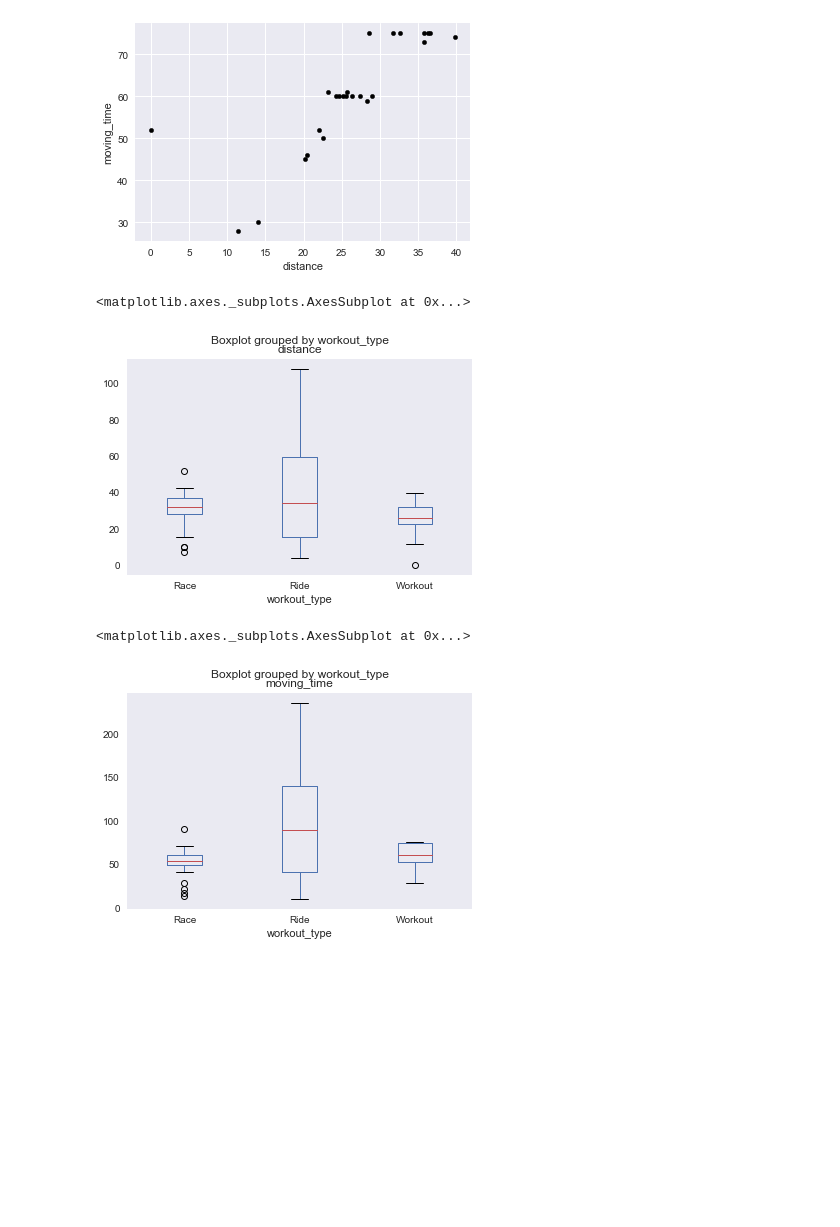
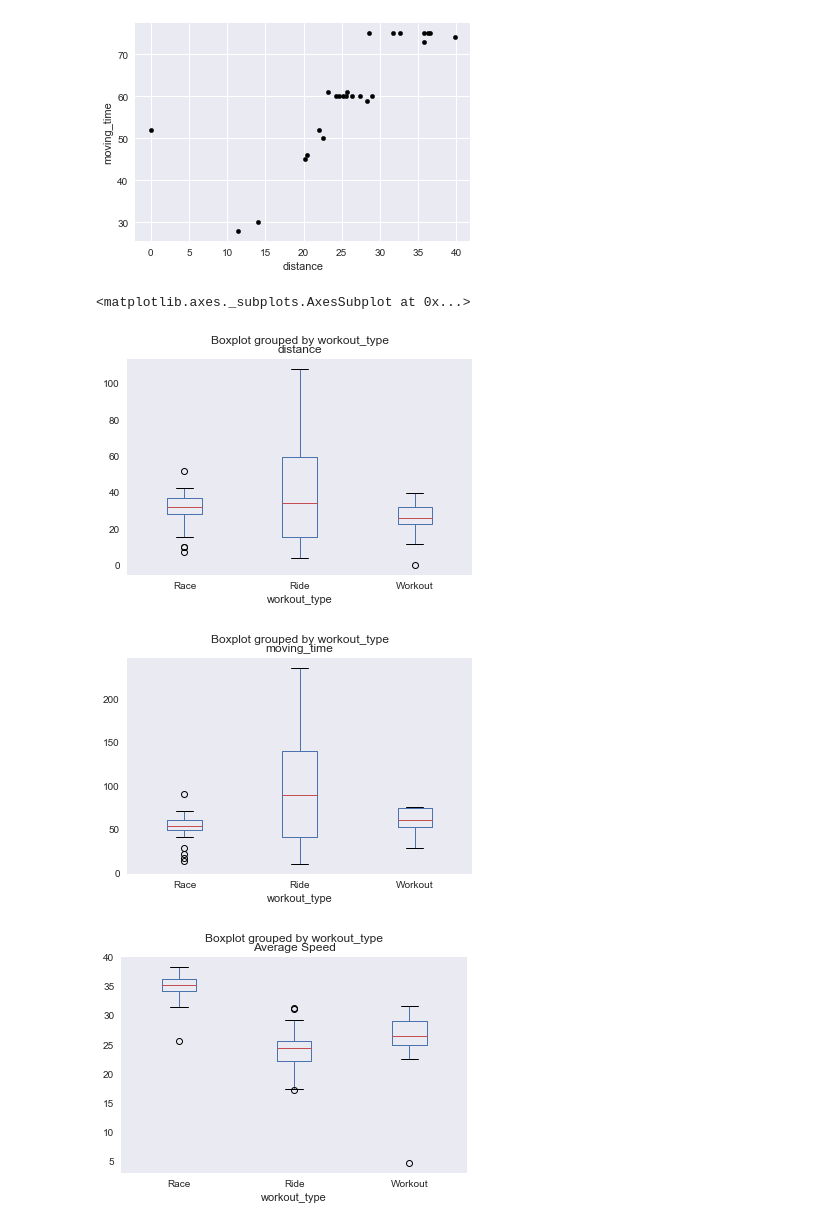
Before and after one commit to shubhamrana2374/Portfolio, a Jupyter notebook: Portfolio 1.ipynb, the cells around one changed output. Cells and saved outputs as stored; diff of their text form; code cells hidden in the pictures; blank space fills up the shorter version.

```diff
--- a/Portfolio 1.ipynb
+++ b/Portfolio 1.ipynb
@@ -191,11 +191,10 @@ ax3 = result5.plot.scatter(x='distance',y='moving_time',c='black')
 [figure]
 # %%
 result2.boxplot(by='workout_type', column=['distance'], grid=False)
+result2.boxplot(by='workout_type', column=['moving_time'], grid=False)
+result2.boxplot(by='workout_type', column=['Average Speed'], grid=False)
 # %% [output]
 <matplotlib.axes._subplots.AxesSubplot at 0x...>
 [figure]
+[figure, added]
+[figure, added]
-# %%
-result2.boxplot(by='workout_type', column=['moving_time'], grid=False)
-# %% [output]
-<matplotlib.axes._subplots.AxesSubplot at 0x...>
-[figure, removed]
```
Also changed, not shown: parts of 4 cells of this notebook.
